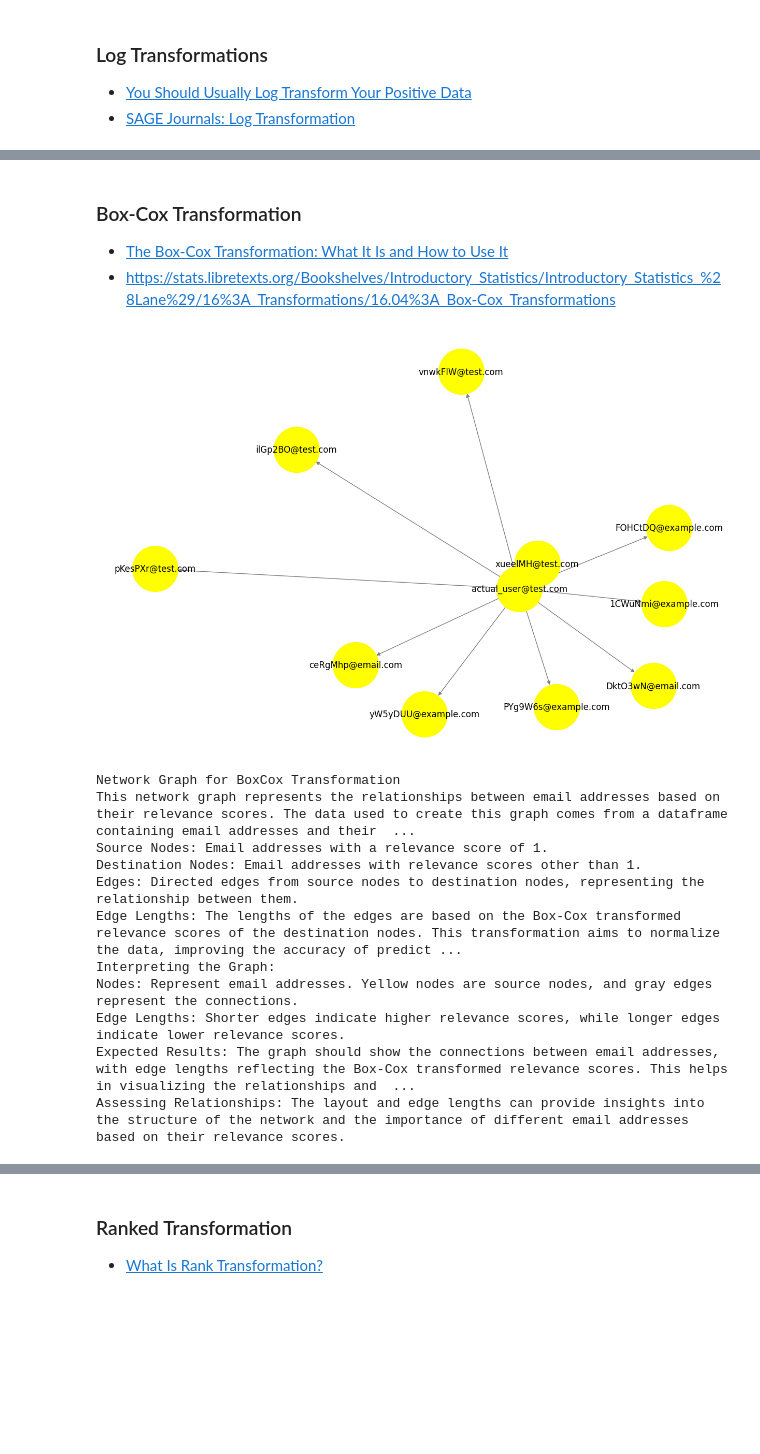
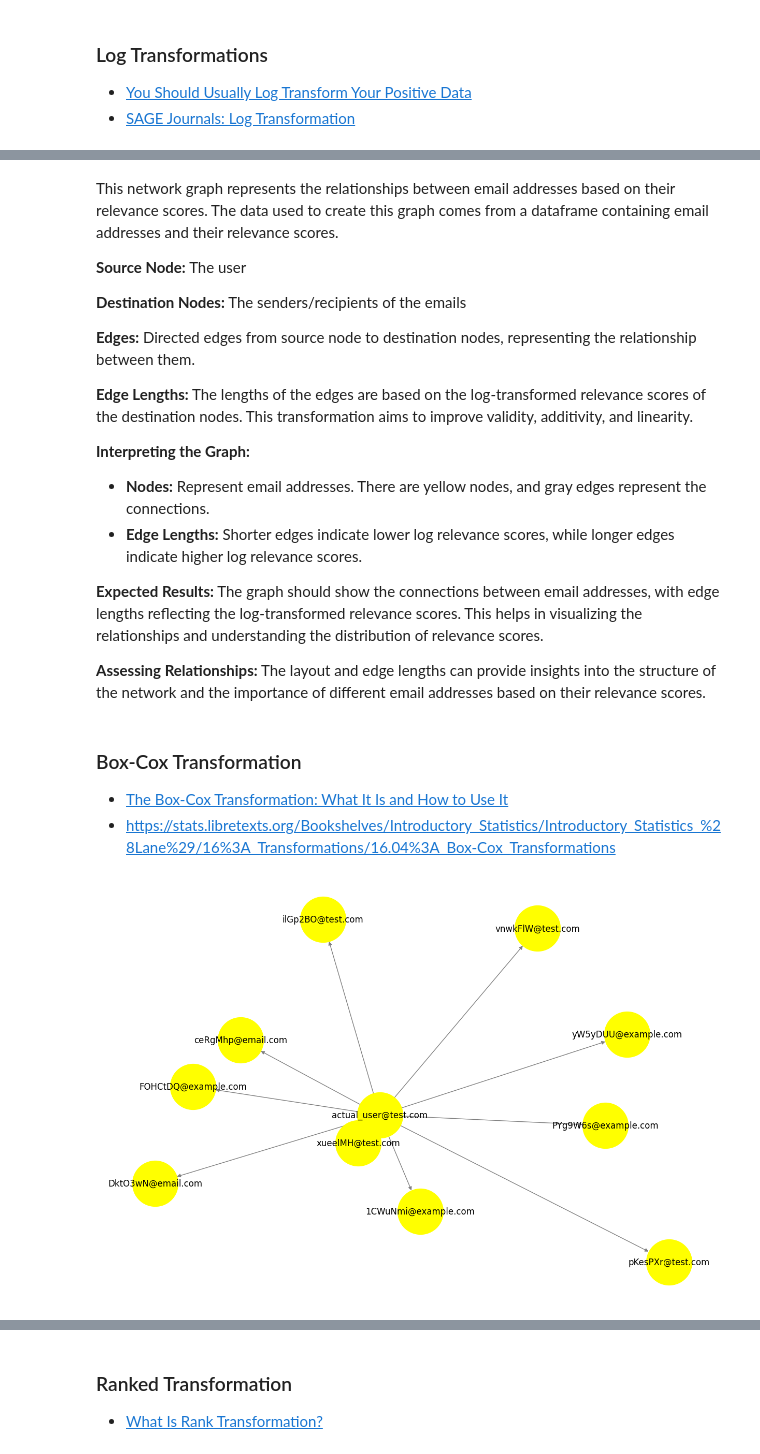
Before and after one commit to hc-sc-ocdo-bdpd/node_graph_MSgraph_data, a Jupyter notebook: visualizations.ipynb, the cells around one changed output, grey strips where cells are left out. Saved outputs shown, nothing was run; the diff lists cells and outputs as text; code cells hidden in the pictures; blank space fills up the shorter version.

```diff
--- a/visualizations.ipynb
+++ b/visualizations.ipynb
@@ -454,3 +359,22 @@ Assessing Relationships: The layout and edge lengths can provide insights into t
+# %% [markdown]
+This network graph represents the relationships between email addresses based on their relevance scores. The data used to create this graph comes from a dataframe containing email addresses and their relevance scores.
+
+**Source Node:** The user
+
+**Destination Nodes:** The senders/recipients of the emails
+
+**Edges:** Directed edges from source node to destination nodes, representing the relationship between them.
+
+**Edge Lengths:**  The lengths of the edges are based on the log-transformed relevance scores of the destination nodes. This transformation aims to improve validity, additivity, and linearity.
+
+**Interpreting the Graph:**
+
+- **Nodes:** Represent email addresses. There are yellow nodes, and gray edges represent the connections.
+- **Edge Lengths:** Shorter edges indicate lower log relevance scores, while longer edges indicate higher log relevance scores.
+
+**Expected Results:** The graph should show the connections between email addresses, with edge lengths reflecting the log-transformed relevance scores. This helps in visualizing the relationships and understanding the distribution of relevance scores.
+
+**Assessing Relationships:** The layout and edge lengths can provide insights into the structure of the network and the importance of different email addresses based on their relevance scores.
 # %% [markdown]
 ### Box-Cox Transformation
 
@@ -459,53 +383,25 @@ Assessing Relationships: The layout and edge lengths can provide insights into t
 # %%
 from scipy.stats import boxcox
 
 # Extract relevance scores for Box-Cox transformation
 relevance_scores = [row['scoredEmailAddresses_0_relevanceScore'] for row in destination_nodes_list]
 
 # Apply Box-Cox transformation
 # Transforms non-normal data into a normal distribution. This transformation can improve the accuracy of predictions
 transformed_scores, _ = boxcox(relevance_scores)
 
 # Create a dictionary for edge lengths based on Box-Cox transformed relevance score
 edge_lengths = {}
 for i, source in enumerate(source_nodes_list):
     for j, destination in enumerate(destination_nodes_list):
         edge_lengths[(source['scoredEmailAddresses_0_address'], destination['scoredEmailAddresses_0_address'])] = transformed_scores[j]
 
 # Draw the graph with edge lengths representing Box-Cox transformed relevance score
 plt.figure(figsize=(12, 8))
 pos = nx.spring_layout(G, k=0.1, scale=2, weight=None)
 for edge in G.edges():
     pos[edge[1]] = pos[edge[1]] * edge_lengths[edge]
 nx.draw(G, pos, with_labels=True, node_size=4000, node_color='yellow', edge_color='gray')
 plt.show()
-
-# Explanation of the diagram
-display(HTML("""
-<h2>Network Graph for BoxCox Transformation</h2>
-<p>This network graph represents the relationships between email addresses based on their relevance scores. The data used to create this graph comes from a dataframe containing email addresses and their relevance scores.</p>
-<p><b>Source Nodes:</b> Email addresses with a relevance score of 1.</p>
-<p><b>Destination Nodes:</b> Email addresses with relevance scores other than 1.</p>
-<p><b>Edges:</b> Directed edges from source nodes to destination nodes, representing the relationship between them.</p>
-<p><b>Edge Lengths:</b> The lengths of the edges are based on the Box-Cox transformed relevance scores of the destination nodes. This transformation aims to normalize the data, improving the accuracy of predictions.</p>
-<p><b>Interpreting the Graph:</b></p>
-<ul>
-    <li><b>Nodes:</b> Represent email addresses. Yellow nodes are source nodes, and gray edges represent the connections.</li>
-    <li><b>Edge Lengths:</b> Shorter edges indicate higher relevance scores, while longer edges indicate lower relevance scores.</li>
-</ul>
-<p><b>Expected Results:</b> The graph should show the connections between email addresses, with edge lengths reflecting the Box-Cox transformed relevance scores. This helps in visualizing the relationships and understanding the distribution of relevance scores.</p>
-<p><b>Assessing Relationships:</b> The layout and edge lengths can provide insights into the structure of the network and the importance of different email addresses based on their relevance scores.</p>
-"""))
 # %% [output]
-[figure, old version]
+[figure, new version]
-Network Graph for BoxCox Transformation
-This network graph represents the relationships between email addresses based on their relevance scores. The data used to create this graph comes from a dataframe containing email addresses and their  ...
-Source Nodes: Email addresses with a relevance score of 1.
-Destination Nodes: Email addresses with relevance scores other than 1.
-Edges: Directed edges from source nodes to destination nodes, representing the relationship between them.
-Edge Lengths: The lengths of the edges are based on the Box-Cox transformed relevance scores of the destination nodes. This transformation aims to normalize the data, improving the accuracy of predict ...
-Interpreting the Graph:
-Nodes: Represent email addresses. Yellow nodes are source nodes, and gray edges represent the connections.
-Edge Lengths: Shorter edges indicate higher relevance scores, while longer edges indicate lower relevance scores.
-Expected Results: The graph should show the connections between email addresses, with edge lengths reflecting the Box-Cox transformed relevance scores. This helps in visualizing the relationships and  ...
-Assessing Relationships: The layout and edge lengths can provide insights into the structure of the network and the importance of different email addresses based on their relevance scores.
```
Also changed, not shown: parts of 27 cells of this notebook.
